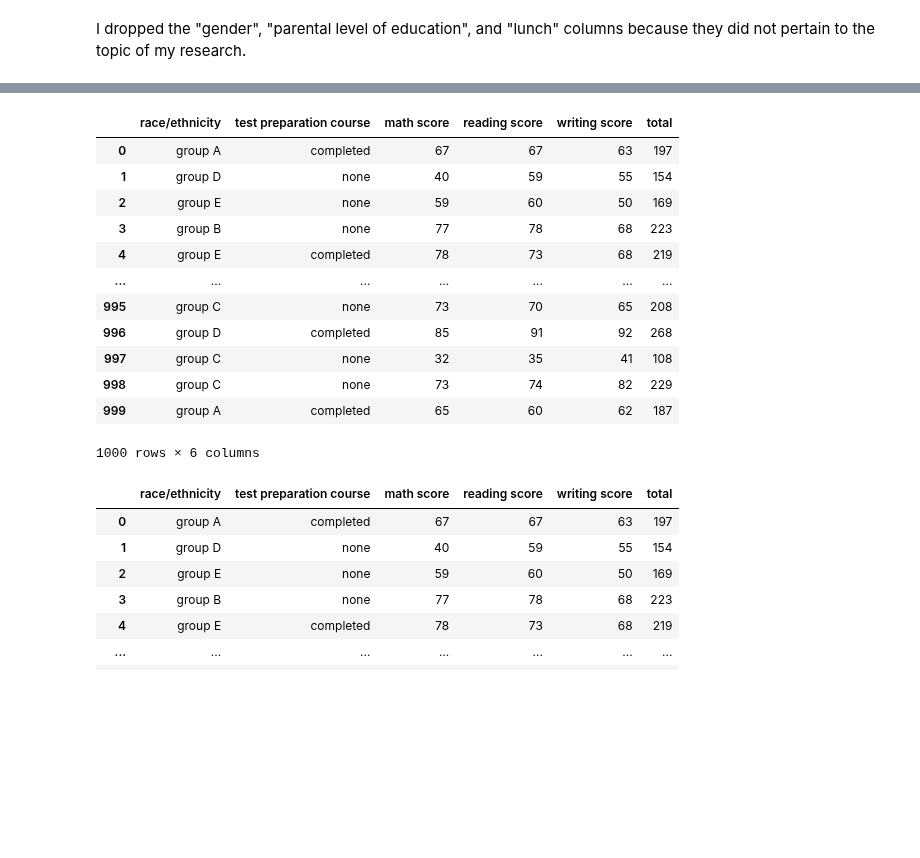
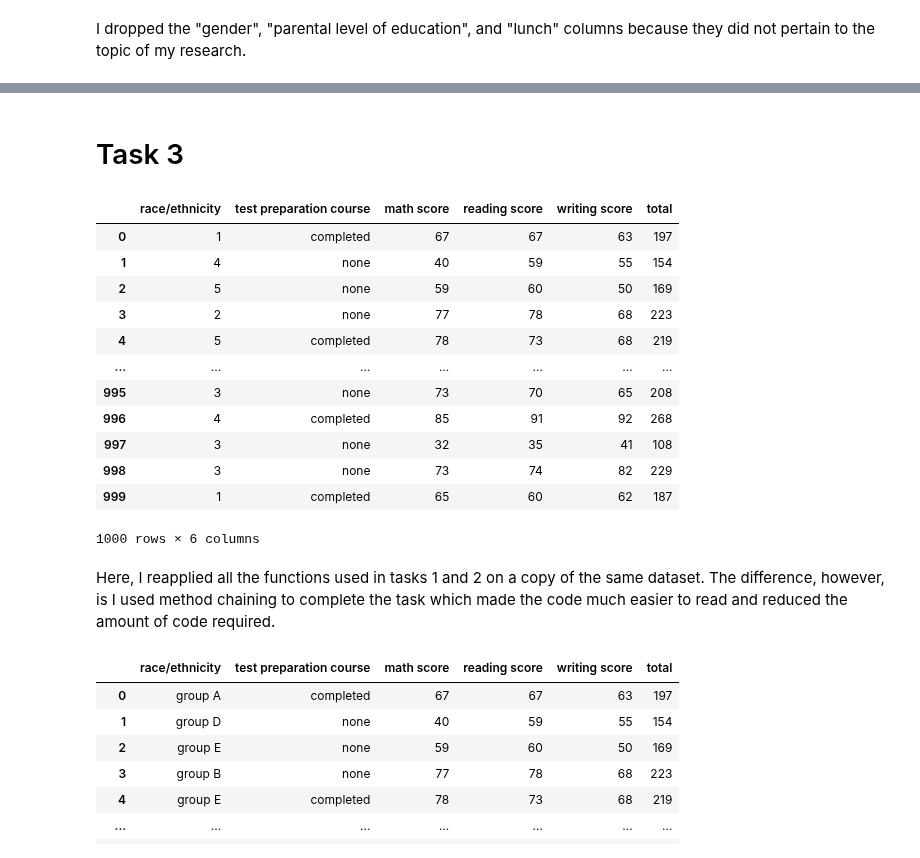
Before and after one commit to ubco-W2022T1-cosc301/project-group01, a Jupyter notebook: notebooks/analysis3.ipynb, the cells around one changed output, grey strips where cells are left out. Saved outputs shown, nothing was run; the diff lists cells and outputs as text; code cells hidden in the pictures; blank space fills up the shorter version.

```diff
--- a/notebooks/analysis3.ipynb
+++ b/notebooks/analysis3.ipynb
@@ -120,24 +148,29 @@ data.dropna()
+# %% [markdown]
+# Task 3
 # %%
 
 d = pd.read_csv('../data/raw/exams.csv')
 d = (d
      .drop(columns = ['gender','lunch','parental level of education'])
      .dropna()
      .assign(total=d.iloc[:,[5,6,7]].sum(axis=1))
+     .replace(['group A','group B','group C', 'group D', 'group E'],[1,2,3,4,5])
     )
 d
 # %% [output]
 |  | race/ethnicity | test preparation course | math score | reading score | writing score | total |
-| 0 | group A | completed | 67 | 67 | 63 | 197 |
-| 1 | group D | none | 40 | 59 | 55 | 154 |
-| 2 | group E | none | 59 | 60 | 50 | 169 |
-| 3 | group B | none | 77 | 78 | 68 | 223 |
-| 4 | group E | completed | 78 | 73 | 68 | 219 |
+| 0 | 1 | completed | 67 | 67 | 63 | 197 |
+| 1 | 4 | none | 40 | 59 | 55 | 154 |
+| 2 | 5 | none | 59 | 60 | 50 | 169 |
+| 3 | 2 | none | 77 | 78 | 68 | 223 |
+| 4 | 5 | completed | 78 | 73 | 68 | 219 |
 | ... | ... | ... | ... | ... | ... | ... |
-| 995 | group C | none | 73 | 70 | 65 | 208 |
-| 996 | group D | completed | 85 | 91 | 92 | 268 |
-| 997 | group C | none | 32 | 35 | 41 | 108 |
-| 998 | group C | none | 73 | 74 | 82 | 229 |
-| 999 | group A | completed | 65 | 60 | 62 | 187 |
+| 995 | 3 | none | 73 | 70 | 65 | 208 |
+| 996 | 4 | completed | 85 | 91 | 92 | 268 |
+| 997 | 3 | none | 32 | 35 | 41 | 108 |
+| 998 | 3 | none | 73 | 74 | 82 | 229 |
+| 999 | 1 | completed | 65 | 60 | 62 | 187 |
 1000 rows × 6 columns
+# %% [markdown]
+Here, I reapplied all the functions used in tasks 1 and 2 on a copy of the same dataset. The difference, however, is I used method chaining to complete the task which made the code much easier to read and reduced the amount of code required.
 # %%
```
Also changed, not shown: parts of 19 cells of this notebook, 2 other files.
